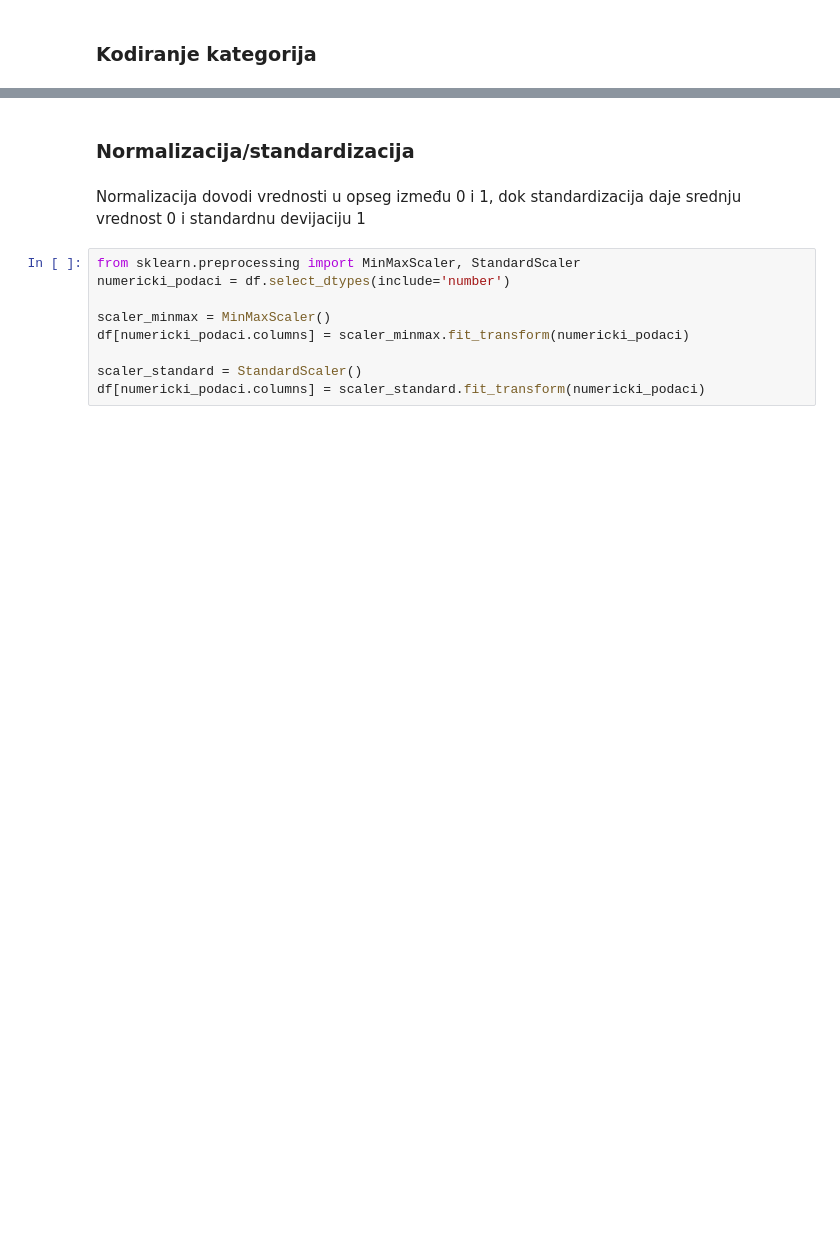
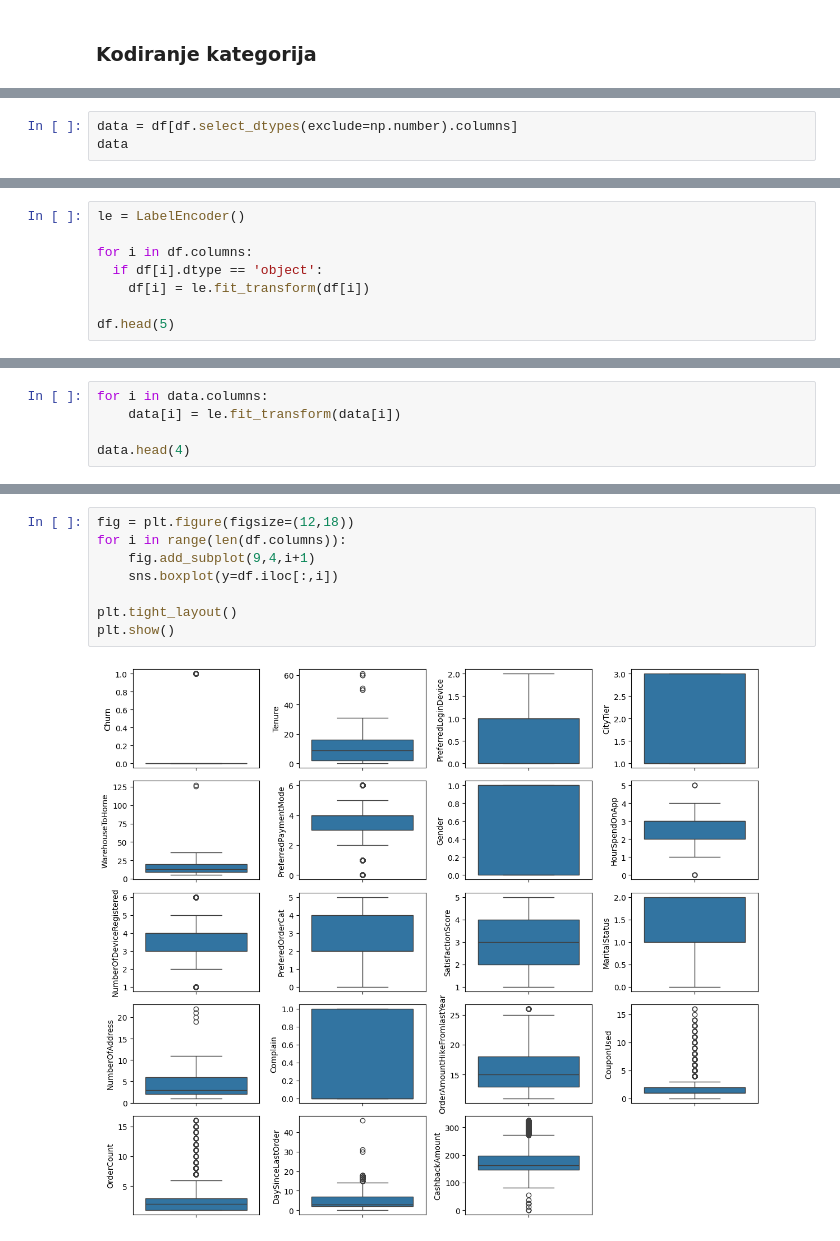
Before and after one commit to TeodoraSekulic/MASINSKO-projekat2, a Jupyter notebook: p2.ipynb, the cells around one changed output, grey strips where cells are left out. Saved outputs shown, nothing was run; the diff lists cells and outputs as text; blank space fills up the shorter version.

```diff
--- a/p2.ipynb
+++ b/p2.ipynb
@@ -149,0 +194,3 @@ print(df.head())
+# %%
+data = df[df.select_dtypes(exclude=np.number).columns]
+data
@@ -149,0 +211,8 @@ print(df.head())
+# %%
+le = LabelEncoder()
+
+for i in df.columns:
+  if df[i].dtype == 'object':
+    df[i] = le.fit_transform(df[i])
+
+df.head(5)
@@ -149,0 +226,5 @@ print(df.head())
+# %%
+for i in data.columns:
+    data[i] = le.fit_transform(data[i])
+
+data.head(4)
@@ -170,13 +262,10 @@ memory usage: 707.6 KB
-# %% [markdown]
-### Normalizacija/standardizacija
-# %% [markdown]
-Normalizacija dovodi vrednosti u opseg između 0 i 1, dok standardizacija daje srednju vrednost 0 i standardnu devijaciju 1
-# %%
-from sklearn.preprocessing import MinMaxScaler, StandardScaler
-numericki_podaci = df.select_dtypes(include='number')
-
-scaler_minmax = MinMaxScaler()
-df[numericki_podaci.columns] = scaler_minmax.fit_transform(numericki_podaci)
-
-scaler_standard = StandardScaler()
-df[numericki_podaci.columns] = scaler_standard.fit_transform(numericki_podaci)
+# %%
+fig = plt.figure(figsize=(12,18))
+for i in range(len(df.columns)):
+    fig.add_subplot(9,4,i+1)
+    sns.boxplot(y=df.iloc[:,i])
+
+plt.tight_layout()
+plt.show()
+# %% [output]
+[figure, added]
```
Also changed, not shown: parts of 32 cells of this notebook.
